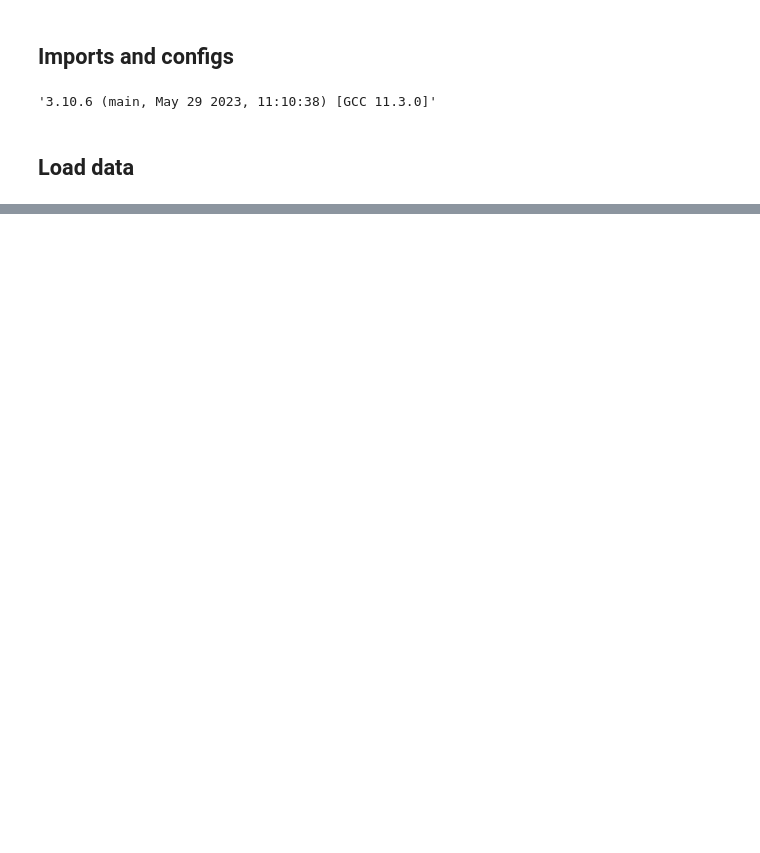
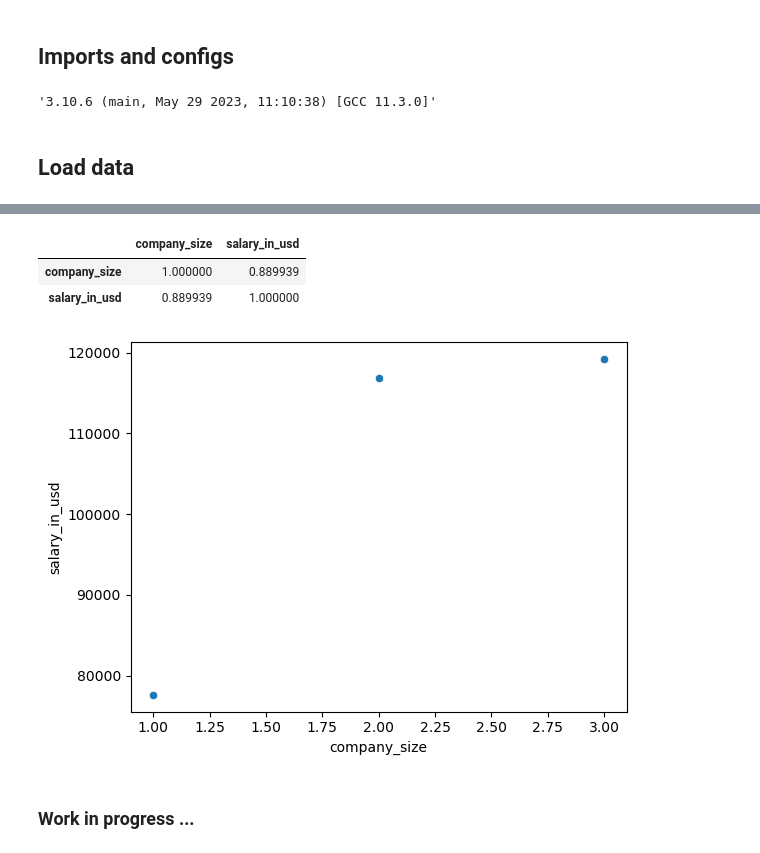
Before and after one commit to pveinberg/data-analysis, a Jupyter notebook: job-salaries.ipynb, the cells around one changed output, grey strips where cells are left out. Saved outputs shown, nothing was run; the diff lists cells and outputs as text; code cells hidden in the pictures; blank space fills up the shorter version.

```diff
--- a/job-salaries.ipynb
+++ b/job-salaries.ipynb
@@ -136,0 +138,21 @@ NameError: name 'labels' is not defined
+# %%
+# btw company size and salaries mean
+salaries_company = salaries_df.groupby('company_size')['salary_in_usd'].mean().reset_index()
+
+# labeled size (numerical): in order to stablish correlations, more size will have greater values?, then:
+cpny_size = {'S':1., 'M':2., 'L':3.}
+salaries_company.company_size = salaries_company.company_size.map(cpny_size).astype(float)
+
+# correlation
+display(salaries_company.corr())
+
+# plot
+sns.scatterplot(x=salaries_company.company_size, y=salaries_company.salary_in_usd)
+plt.show()
+# %% [output]
+|  | company_size | salary_in_usd |
+| company_size | 1.000000 | 0.889939 |
+| salary_in_usd | 0.889939 | 1.000000 |
+[figure, added]
+# %% [markdown]
+### Work in progress ...
```
Also changed, not shown: parts of 7 cells of this notebook.
